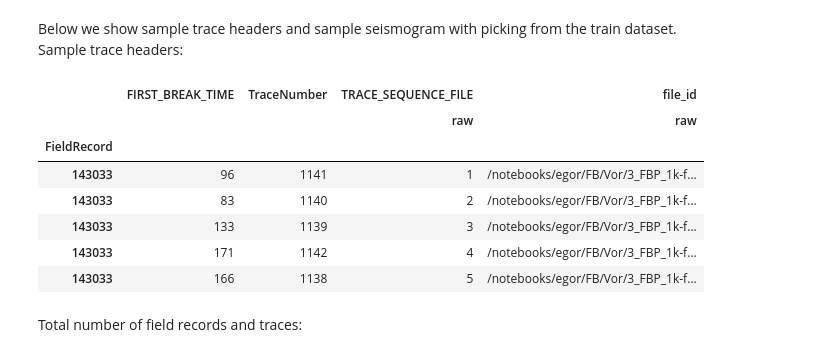
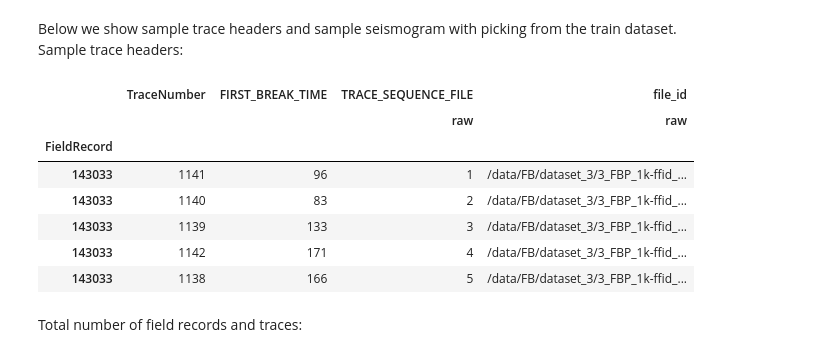
Before and after one commit to learnserd/SeismicPro, a Jupyter notebook: datasets/first_break_picking.ipynb, the cells around one changed output. Cells and saved outputs as stored; diff of their text form; code cells hidden in the pictures.

```diff
--- a/datasets/first_break_picking.ipynb
+++ b/datasets/first_break_picking.ipynb
@@ -158,19 +162,21 @@ Dataset is split into training and validation parts.
 Below we show sample trace headers and sample seismogram with picking from the train dataset.
 Sample trace headers:
 # %%
-path_raw = '/notebooks/egor/FB/Vor/3_FBP_1k-ffid_3s.sgy'
-index = (FieldIndex(name='raw', path=path_raw,
-                    markup_path='/notebooks/egor/FB/Vor/3_FBP_1k-ffid_3s_picking.csv'))
+path_raw = '/data/FB/dataset_3/3_FBP_1k-ffid_3s.sgy'
+markup_path='/data/FB/dataset_3/3_FBP_1k-ffid_3s_picking.csv'
+
+index = (FieldIndex(name='raw', path=path_raw, markup_path=markup_path))
+
 index.head()
 # %% [output]
-|  | FIRST_BREAK_TIME | TraceNumber | TRACE_SEQUENCE_FILE | file_id |
+|  | TraceNumber | FIRST_BREAK_TIME | TRACE_SEQUENCE_FILE | file_id |
 |  |  |  | raw | raw |
 | FieldRecord |  |  |  |  |
-| 143033 | 96 | 1141 | 1 | /notebooks/egor/FB/Vor/3_FBP_1k-f... |
-| 143033 | 83 | 1140 | 2 | /notebooks/egor/FB/Vor/3_FBP_1k-f... |
-| 143033 | 133 | 1139 | 3 | /notebooks/egor/FB/Vor/3_FBP_1k-f... |
-| 143033 | 171 | 1142 | 4 | /notebooks/egor/FB/Vor/3_FBP_1k-f... |
-| 143033 | 166 | 1138 | 5 | /notebooks/egor/FB/Vor/3_FBP_1k-f... |
+| 143033 | 1141 | 96 | 1 | /data/FB/dataset_3/3_FBP_1k-ffid_... |
+| 143033 | 1140 | 83 | 2 | /data/FB/dataset_3/3_FBP_1k-ffid_... |
+| 143033 | 1139 | 133 | 3 | /data/FB/dataset_3/3_FBP_1k-ffid_... |
+| 143033 | 1142 | 171 | 4 | /data/FB/dataset_3/3_FBP_1k-ffid_... |
+| 143033 | 1138 | 166 | 5 | /data/FB/dataset_3/3_FBP_1k-ffid_... |
 # %% [markdown]
 Total number of field records and traces:
 # %%
```
Also changed, not shown: parts of 17 cells of this notebook, 2 other files.
